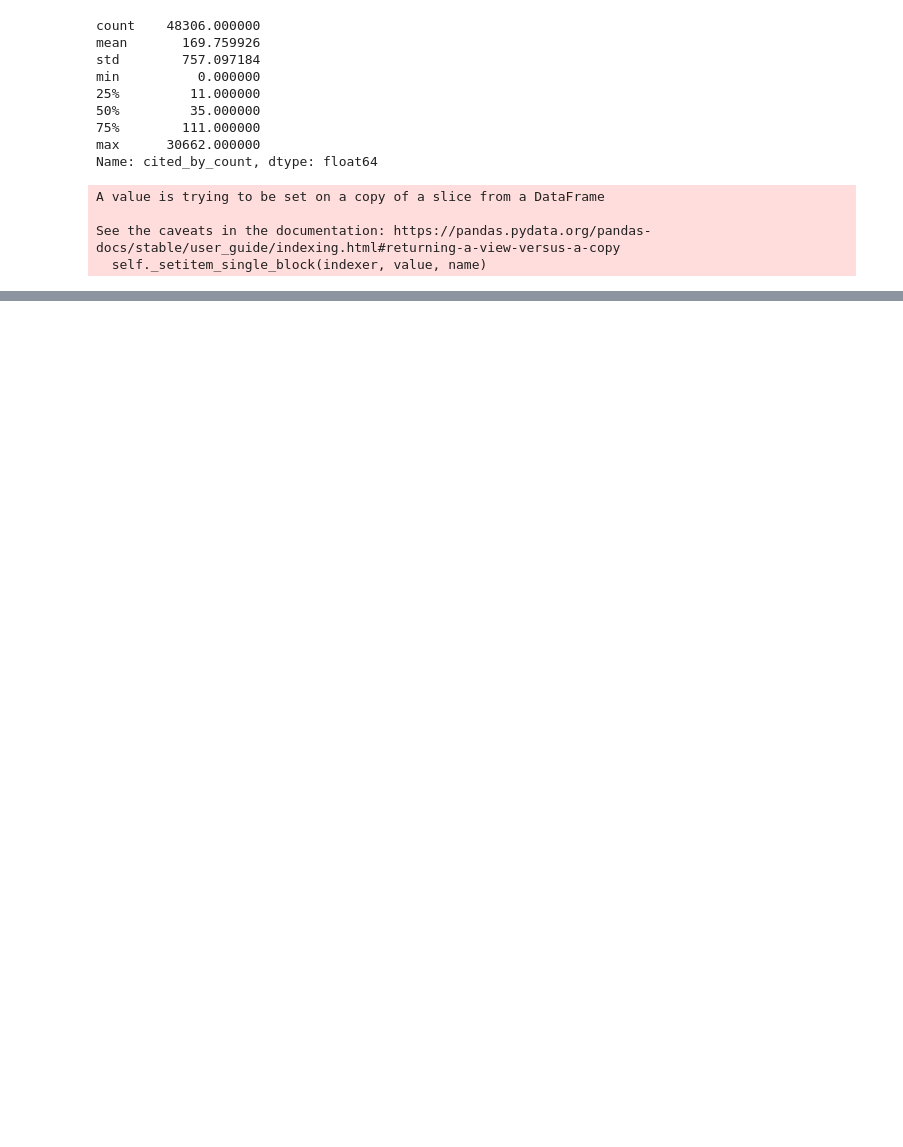
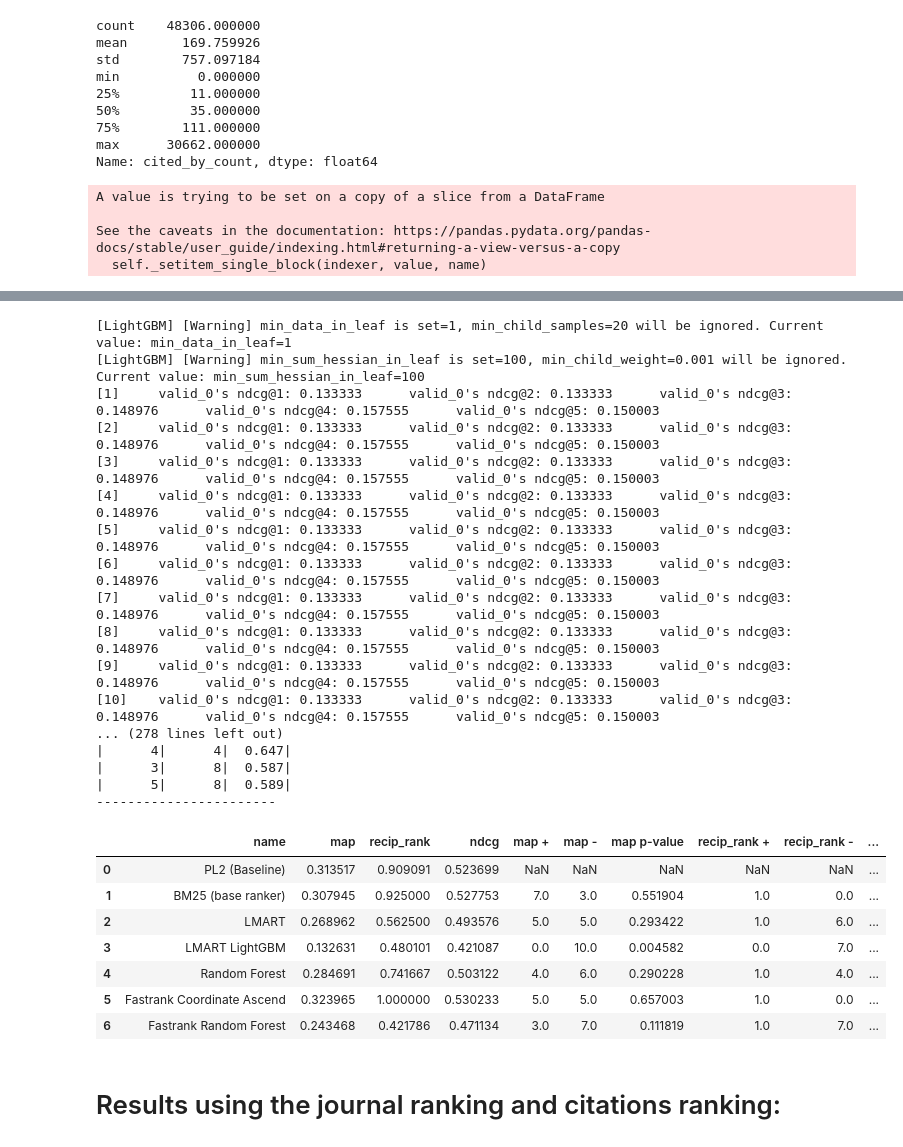
Before and after one commit to nicolasrehbach/WIR-Project, a Jupyter notebook: WIR_project.ipynb, the cells around one changed output, grey strips where cells are left out. Drawn from its saved outputs; the diff is of its cells as text; code cells hidden in the pictures; blank space fills up the shorter version.

```diff
--- a/WIR_project.ipynb
+++ b/WIR_project.ipynb
@@ -970,0 +693,4 @@ results
+# %%
+results = train_models()
+results
+# %% [output]
@@ -970,0 +699,27 @@ results
+[LightGBM] [Warning] min_data_in_leaf is set=1, min_child_samples=20 will be ignored. Current value: min_data_in_leaf=1
+[LightGBM] [Warning] min_sum_hessian_in_leaf is set=100, min_child_weight=0.001 will be ignored. Current value: min_sum_hessian_in_leaf=100
+[1]     valid_0's ndcg@1: 0.133333      valid_0's ndcg@2: 0.133333      valid_0's ndcg@3: 0.148976      valid_0's ndcg@4: 0.157555      valid_0's ndcg@5: 0.150003
+[2]     valid_0's ndcg@1: 0.133333      valid_0's ndcg@2: 0.133333      valid_0's ndcg@3: 0.148976      valid_0's ndcg@4: 0.157555      valid_0's ndcg@5: 0.150003
+[3]     valid_0's ndcg@1: 0.133333      valid_0's ndcg@2: 0.133333      valid_0's ndcg@3: 0.148976      valid_0's ndcg@4: 0.157555      valid_0's ndcg@5: 0.150003
+[4]     valid_0's ndcg@1: 0.133333      valid_0's ndcg@2: 0.133333      valid_0's ndcg@3: 0.148976      valid_0's ndcg@4: 0.157555      valid_0's ndcg@5: 0.150003
+[5]     valid_0's ndcg@1: 0.133333      valid_0's ndcg@2: 0.133333      valid_0's ndcg@3: 0.148976      valid_0's ndcg@4: 0.157555      valid_0's ndcg@5: 0.150003
+[6]     valid_0's ndcg@1: 0.133333      valid_0's ndcg@2: 0.133333      valid_0's ndcg@3: 0.148976      valid_0's ndcg@4: 0.157555      valid_0's ndcg@5: 0.150003
+[7]     valid_0's ndcg@1: 0.133333      valid_0's ndcg@2: 0.133333      valid_0's ndcg@3: 0.148976      valid_0's ndcg@4: 0.157555      valid_0's ndcg@5: 0.150003
+[8]     valid_0's ndcg@1: 0.133333      valid_0's ndcg@2: 0.133333      valid_0's ndcg@3: 0.148976      valid_0's ndcg@4: 0.157555      valid_0's ndcg@5: 0.150003
+[9]     valid_0's ndcg@1: 0.133333      valid_0's ndcg@2: 0.133333      valid_0's ndcg@3: 0.148976      valid_0's ndcg@4: 0.157555      valid_0's ndcg@5: 0.150003
+[10]    valid_0's ndcg@1: 0.133333      valid_0's ndcg@2: 0.133333      valid_0's ndcg@3: 0.148976      valid_0's ndcg@4: 0.157555      valid_0's ndcg@5: 0.150003
+... (278 lines left out)
+|      4|      4|  0.647|
+|      3|      8|  0.587|
+|      5|      8|  0.589|
+-----------------------
+|  | name | map | recip_rank | ndcg | map + | map - | map p-value | recip_rank + | recip_rank - | ... |
+| 0 | PL2 (Baseline) | 0.313517 | 0.909091 | 0.523699 | NaN | NaN | NaN | NaN | NaN | ... |
+| 1 | BM25 (base ranker) | 0.307945 | 0.925000 | 0.527753 | 7.0 | 3.0 | 0.551904 | 1.0 | 0.0 | ... |
+| 2 | LMART | 0.268962 | 0.562500 | 0.493576 | 5.0 | 5.0 | 0.293422 | 1.0 | 6.0 | ... |
+| 3 | LMART LightGBM | 0.132631 | 0.480101 | 0.421087 | 0.0 | 10.0 | 0.004582 | 0.0 | 7.0 | ... |
+| 4 | Random Forest | 0.284691 | 0.741667 | 0.503122 | 4.0 | 6.0 | 0.290228 | 1.0 | 4.0 | ... |
+| 5 | Fastrank Coordinate Ascend | 0.323965 | 1.000000 | 0.530233 | 5.0 | 5.0 | 0.657003 | 1.0 | 0.0 | ... |
+| 6 | Fastrank Random Forest | 0.243468 | 0.421786 | 0.471134 | 3.0 | 7.0 | 0.111819 | 1.0 | 7.0 | ... |
+# %% [markdown]
+# Results using the journal ranking and citations ranking:
```
Also changed, not shown: parts of 76 cells of this notebook, 5 other files.
